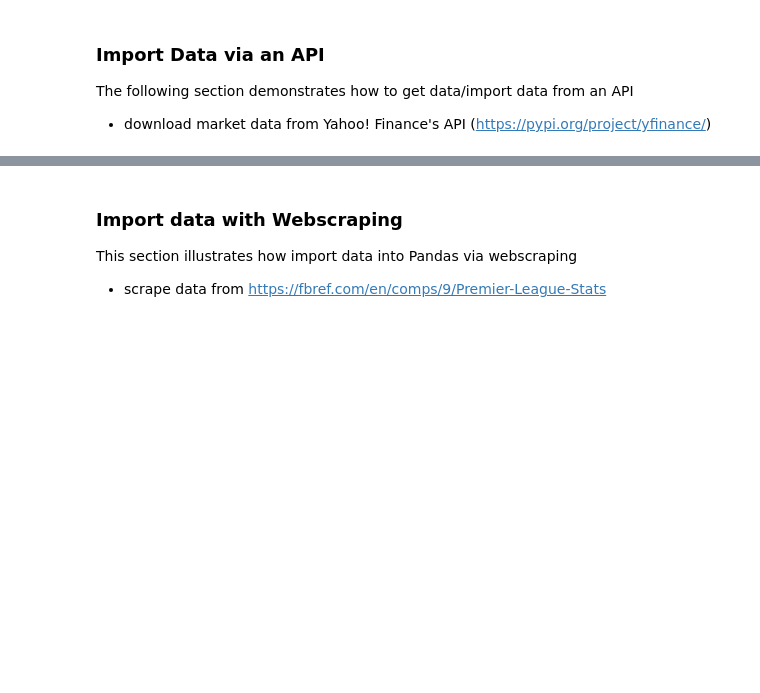
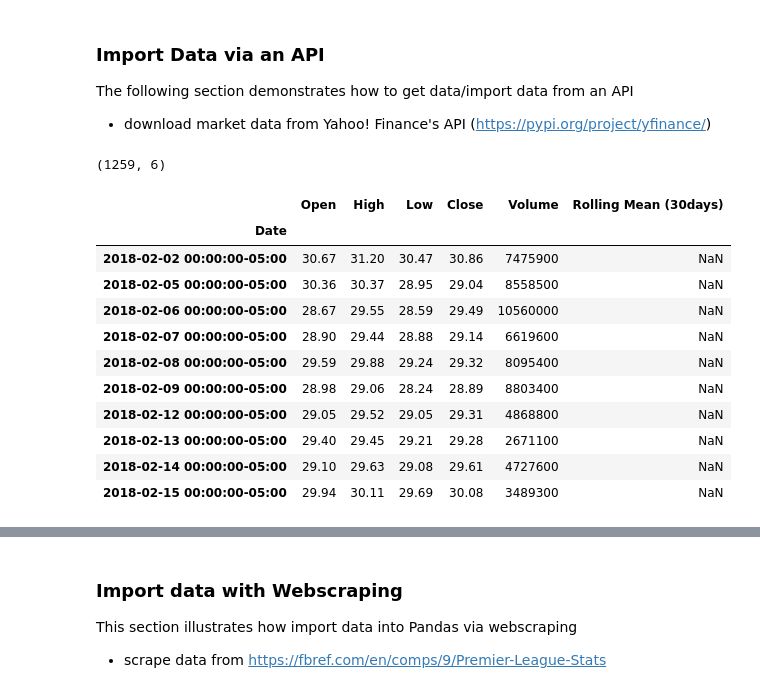
Before and after one commit to shahedkarolia/UCDPA_SKarolia, a Jupyter notebook: UCD_PA_Assignment_Supporting_Notebook.ipynb, the cells around one changed output, grey strips where cells are left out. Cells and saved outputs as stored; diff of their text form; code cells hidden in the pictures; blank space fills up the shorter version.

```diff
--- a/UCD_PA_Assignment_Supporting_Notebook.ipynb
+++ b/UCD_PA_Assignment_Supporting_Notebook.ipynb
@@ -153,0 +164,29 @@ The following section demonstrates how to get data/import data from an API
+# %%
+## Get AstraZeneza Stock prices for a 5 year period from Yahoo Finance
+
+# get prices for AstraZenaca (Nasdaq)
+az = yf.Ticker('AZN')
+#  retrieve 5 years of price data
+az_df = az.history(period='5y', rounding=True)
+# remove columns
+az_df.drop(columns=['Dividends', 'Stock Splits'], inplace=True)
+# add a simple 30 day rolling mean to dataframe
+az_df['Rolling Mean (30days)'] =  az_df['Close'].rolling(30).mean() # add a simple rolling mean , 30day
+# print shape
+print(az_df.shape)
+# show first 10 rows
+az_df.head(10)
+# %% [output]
+(1259, 6)
+|  | Open | High | Low | Close | Volume | Rolling Mean (30days) |
+| Date |  |  |  |  |  |  |
+| 2018-02-02 00:00:00-05:00 | 30.67 | 31.20 | 30.47 | 30.86 | 7475900 | NaN |
+| 2018-02-05 00:00:00-05:00 | 30.36 | 30.37 | 28.95 | 29.04 | 8558500 | NaN |
+| 2018-02-06 00:00:00-05:00 | 28.67 | 29.55 | 28.59 | 29.49 | 10560000 | NaN |
+| 2018-02-07 00:00:00-05:00 | 28.90 | 29.44 | 28.88 | 29.14 | 6619600 | NaN |
+| 2018-02-08 00:00:00-05:00 | 29.59 | 29.88 | 29.24 | 29.32 | 8095400 | NaN |
+| 2018-02-09 00:00:00-05:00 | 28.98 | 29.06 | 28.24 | 28.89 | 8803400 | NaN |
+| 2018-02-12 00:00:00-05:00 | 29.05 | 29.52 | 29.05 | 29.31 | 4868800 | NaN |
+| 2018-02-13 00:00:00-05:00 | 29.40 | 29.45 | 29.21 | 29.28 | 2671100 | NaN |
+| 2018-02-14 00:00:00-05:00 | 29.10 | 29.63 | 29.08 | 29.61 | 4727600 | NaN |
+| 2018-02-15 00:00:00-05:00 | 29.94 | 30.11 | 29.69 | 30.08 | 3489300 | NaN |
```
Also changed, not shown: parts of 6 cells of this notebook.
